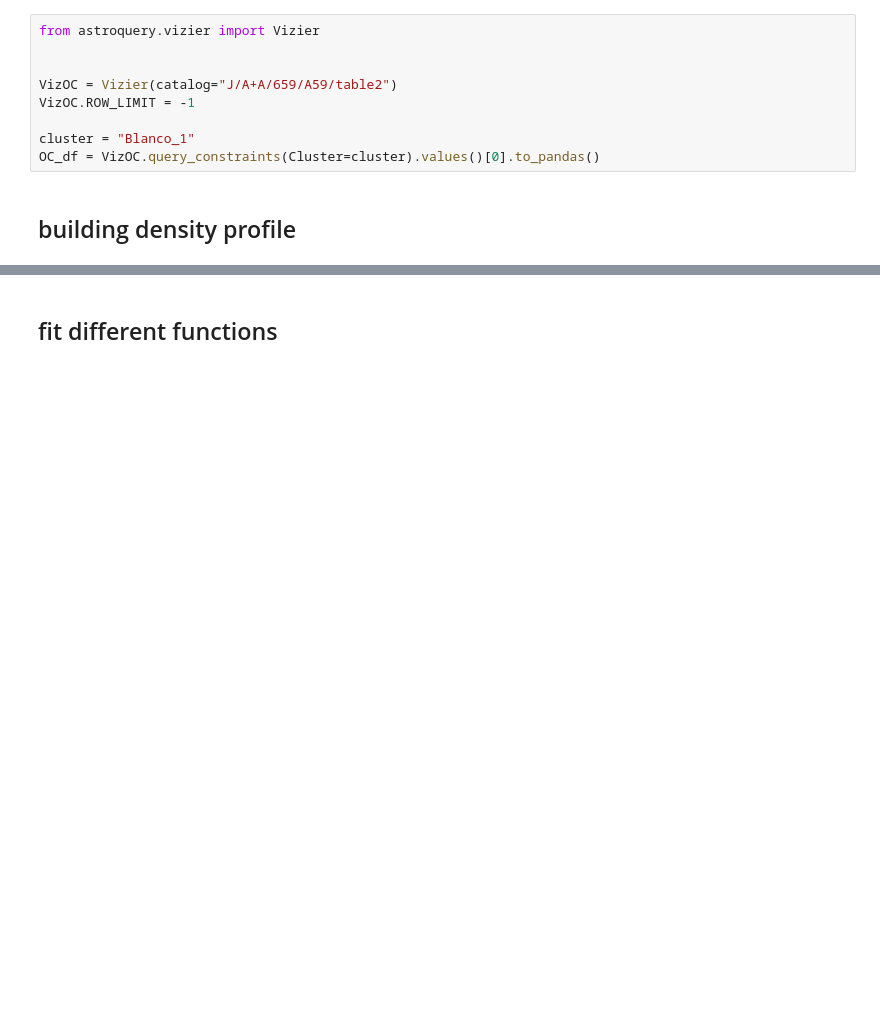
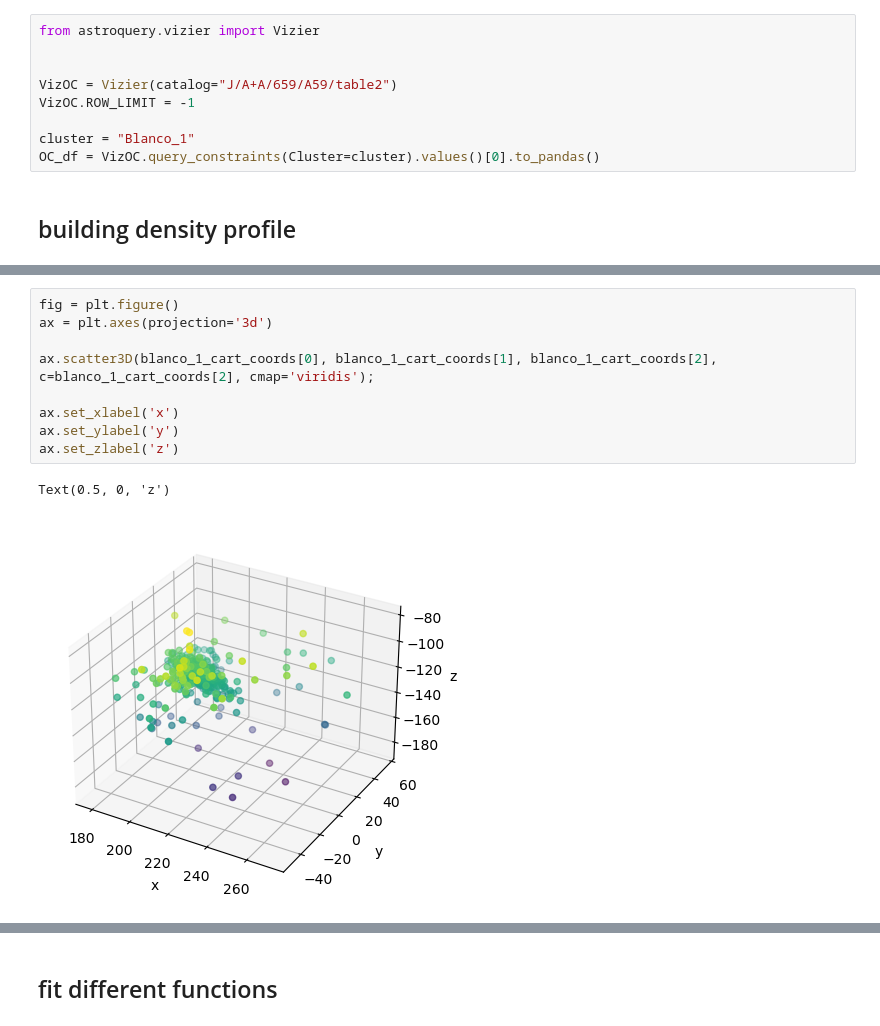
Before and after one commit to olgaborodina/be-open, a Jupyter notebook: main-project.ipynb, the cells around one changed output, grey strips where cells are left out. Saved outputs shown, nothing was run; the diff lists cells and outputs as text; blank space fills up the shorter version.

```diff
--- a/main-project.ipynb
+++ b/main-project.ipynb
@@ -17,0 +60,13 @@ OC_df = VizOC.query_constraints(Cluster=cluster).values()[0].to_pandas()
+# %%
+fig = plt.figure()
+ax = plt.axes(projection='3d')
+
+ax.scatter3D(blanco_1_cart_coords[0], blanco_1_cart_coords[1], blanco_1_cart_coords[2],
+c=blanco_1_cart_coords[2], cmap='viridis');
+
+ax.set_xlabel('x')
+ax.set_ylabel('y')
+ax.set_zlabel('z')
+# %% [output]
+Text(0.5, 0, 'z')
+[figure, added]
```
Also changed, not shown: parts of 5 cells of this notebook.
